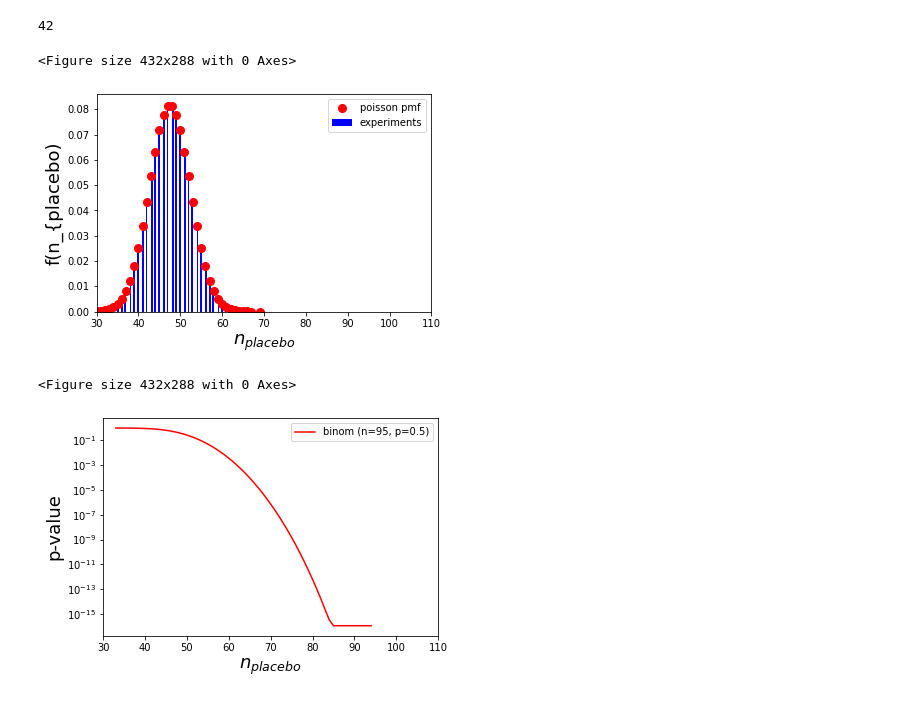
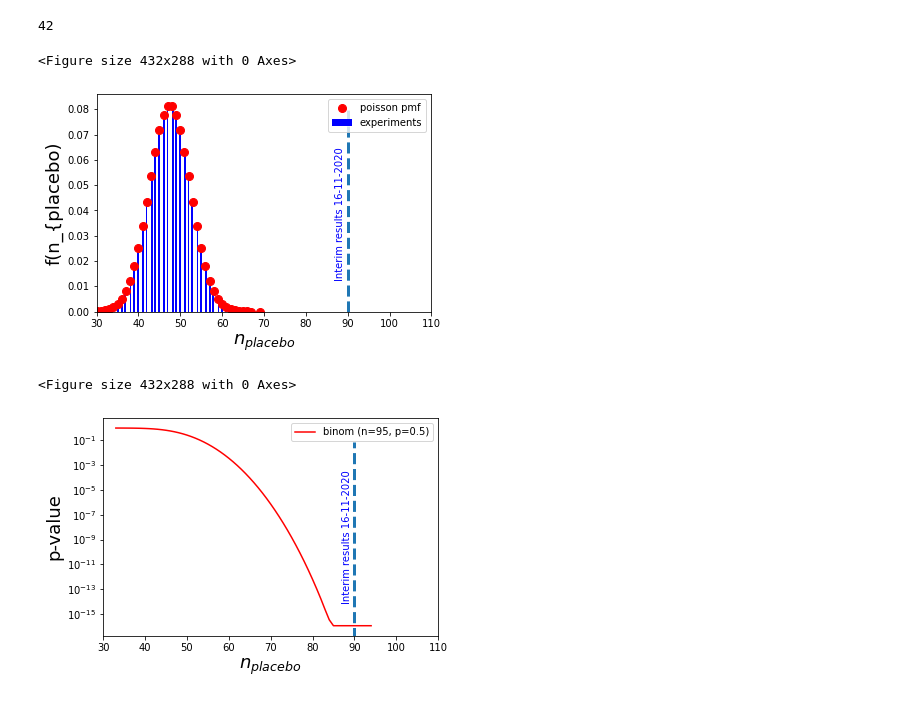
Before and after one commit to keaveney/StatisticsLectures, a Jupyter notebook: Moderna Vaccine.ipynb, the cells around one changed output. Drawn from its saved outputs; the diff is of its cells as text; code cells hidden in the pictures.

Commit message:
added interim results

```diff
--- a/Moderna Vaccine.ipynb
+++ b/Moderna Vaccine.ipynb
@@ -30,27 +30,32 @@ len(unResults)
 # %%
 plt.figure()
 fig, ax = plt.subplots(1, 1)
 x = np.arange(binom.ppf(0.00001, N_tosses, P), binom.ppf(0.999999, N_tosses, P))
 #ax.plot(x, binom.pmf(x, N_tosses, P), 'r-',  label='binom pmf')
 
 dataCounts, dataBins = np.histogram(results, bins=100)
 dataCountsNorm = dataCounts/(np.sum(dataCounts)) # for pmf, sum of counts must equal 1
 binCentres = (dataBins[:-1] + dataBins[1:]) / 2
 width = np.diff(dataBins)
 
 ax.plot(unResults, binom.pmf(unResults, N_tosses,P),'ro', ms=8, label='poisson pmf')
 
 #h = plt.hist(unResults, bins='auto',density=True, label='experiments')
 plt.bar(binCentres, dataCountsNorm, align='center', width=width, label='experiments', color='b')
 
 plt.xlim(30, 110)
 labelx = ax.set_xlabel("$n_{placebo}$", fontsize = 18)
 labely = ax.set_ylabel("f(n_{placebo)", fontsize = 18)
+
+plt.vlines(90, 0.0, 0.08, linewidth=3.0, linestyle="dashed")
+ax.text(87, 0.013, 'Interim results 16-11-2020',  rotation=90, color='b')
+
+
 plt.legend()
 plt.show()
 # %% [output]
 <Figure size 432x288 with 0 Axes>
-[figure, old version]
+[figure, new version]
 # %%
 plt.figure()
 fig, ax = plt.subplots(1, 1)
@@ -61,9 +66,12 @@ labelx = ax.set_xlabel("$n_{placebo}$", fontsize = 18)
 #labely = ax.set_ylabel("$F(n_{placebo})$", fontsize = 18)
 labely = ax.set_ylabel("p-value", fontsize = 18)
 
+plt.vlines(90, 0.0, 0.08, linewidth=3.0, linestyle="dashed")
+ax.text(87, 0.00000000000001, 'Interim results 16-11-2020',  rotation=90, color='b')
+
 plt.yscale("log")
 plt.legend()
 plt.show()
 # %% [output]
 <Figure size 432x288 with 0 Axes>
-[figure, old version]
+[figure, new version]
```
